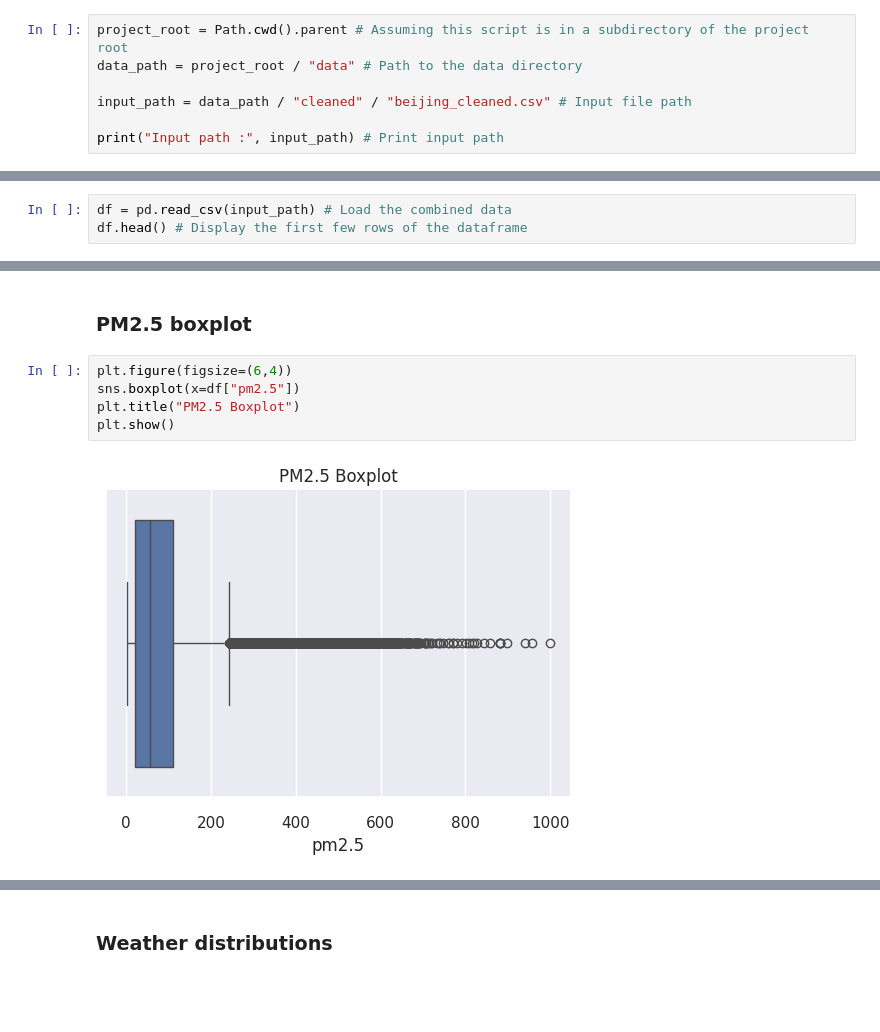
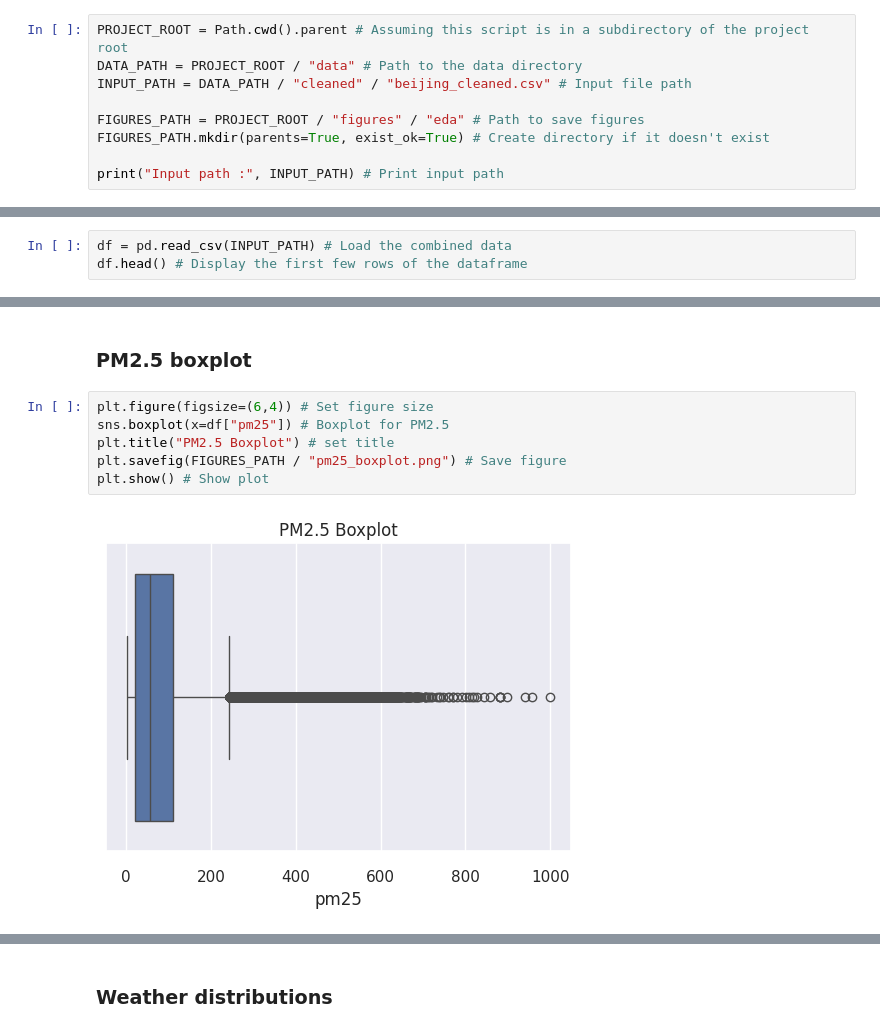
Before and after one commit to RSE1982/beijing-air-quality, a Jupyter notebook: notebooks/03_initial_eda.ipynb, the cells around one changed output, grey strips where cells are left out. Saved outputs shown, nothing was run; the diff lists cells and outputs as text; blank space fills up the shorter version.

```diff
--- a/notebooks/03_initial_eda.ipynb
+++ b/notebooks/03_initial_eda.ipynb
@@ -83,10 +99,12 @@ We define paths for input and output datasets to ensure the notebook is portable
 # %%
-project_root = Path.cwd().parent # Assuming this script is in a subdirectory of the project root
-data_path = project_root / "data" # Path to the data directory
+PROJECT_ROOT = Path.cwd().parent # Assuming this script is in a subdirectory of the project root
+DATA_PATH = PROJECT_ROOT / "data" # Path to the data directory
+INPUT_PATH = DATA_PATH / "cleaned" / "beijing_cleaned.csv" # Input file path
 
-input_path = data_path / "cleaned" / "beijing_cleaned.csv" # Input file path
+FIGURES_PATH = PROJECT_ROOT / "figures" / "eda" # Path to save figures
+FIGURES_PATH.mkdir(parents=True, exist_ok=True) # Create directory if it doesn't exist
 
-print("Input path :", input_path) # Print input path
+print("Input path :", INPUT_PATH) # Print input path
 # %% [output]
 Input path : /home/robert/Projects/beijing-air-quality/data/cleaned/beijing_cleaned.csv
 # %% [markdown]
@@ -96,4 +112,4 @@ Load the cleaned dataset created in Notebook 02.
 # %%
-df = pd.read_csv(input_path) # Load the combined data
+df = pd.read_csv(INPUT_PATH) # Load the combined data
 df.head() # Display the first few rows of the dataframe
 # %% [output]
@@ -235,12 +264,13 @@ plt.show()
 # %% [markdown]
 ### PM2.5 boxplot
 # %%
-plt.figure(figsize=(6,4))
-sns.boxplot(x=df["pm2.5"])
-plt.title("PM2.5 Boxplot")
-plt.show()
+plt.figure(figsize=(6,4)) # Set figure size
+sns.boxplot(x=df["pm25"]) # Boxplot for PM2.5
+plt.title("PM2.5 Boxplot") # set title
+plt.savefig(FIGURES_PATH / "pm25_boxplot.png") # Save figure
+plt.show() # Show plot
 # %% [output]
-[figure, old version]
+[figure, new version]
 # %% [markdown]
 #### Observations
 
```
Also changed, not shown: parts of 67 cells of this notebook, 12 other files.
